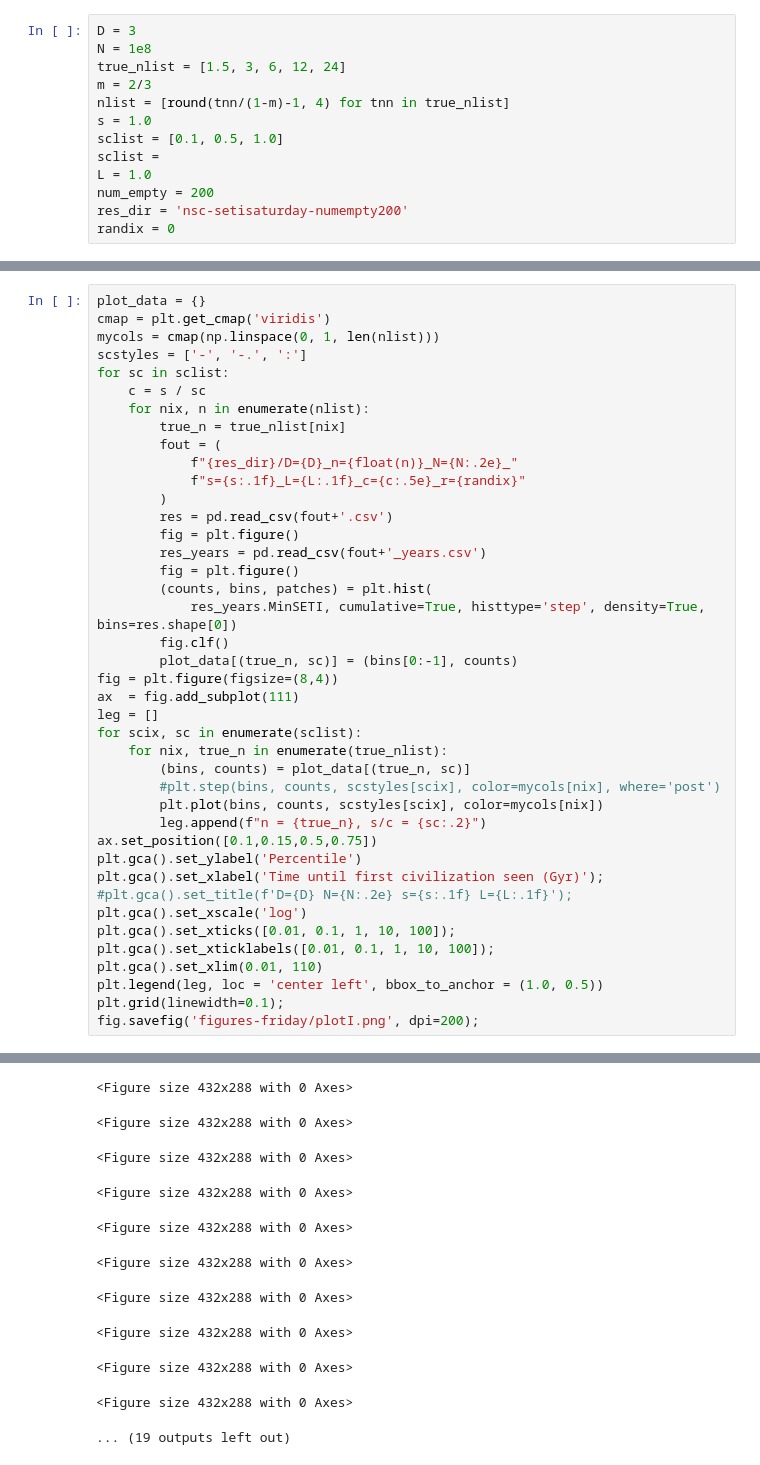
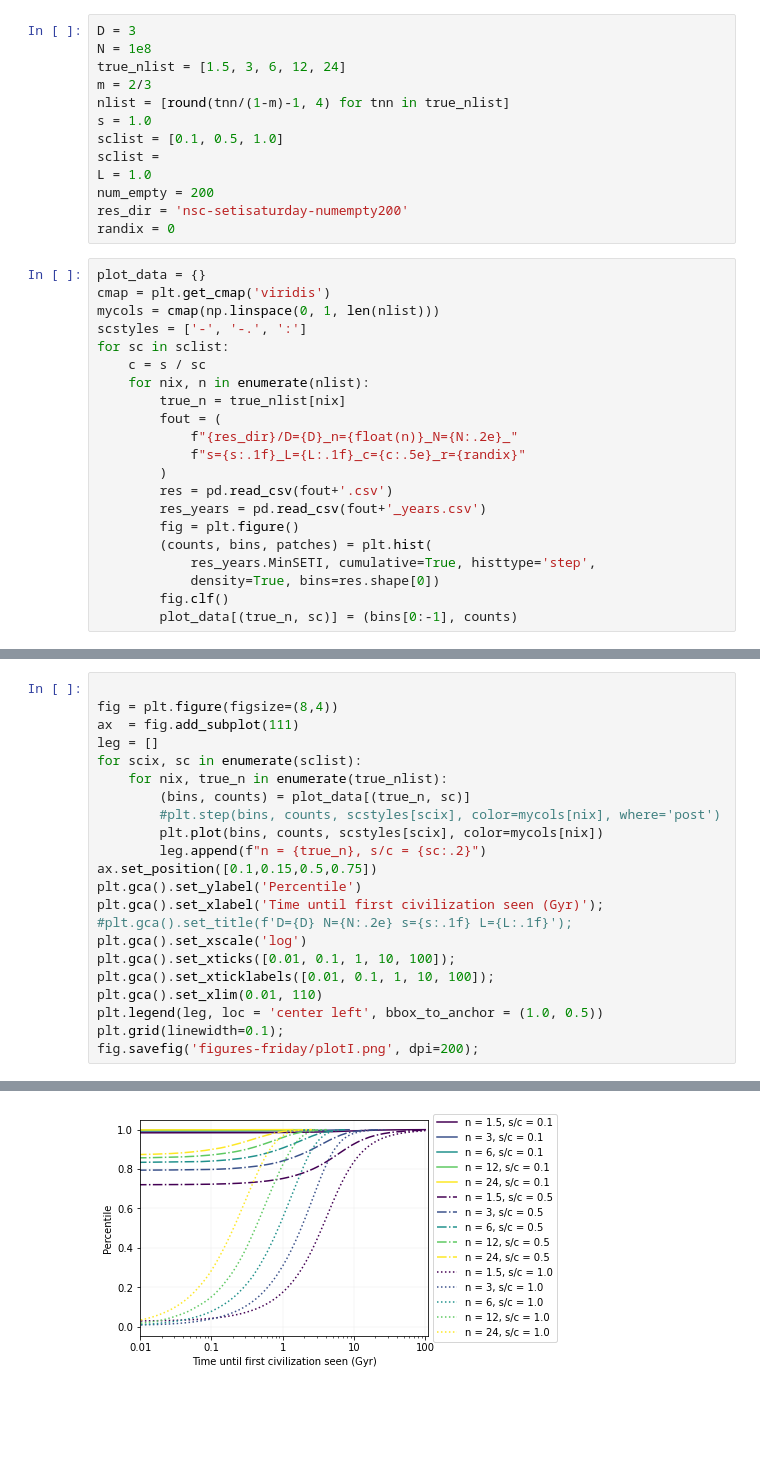
Before and after one commit to calvinmccarter/grabby_aliens, a Jupyter notebook: experiments/plotI.ipynb, the cells around one changed output, grey strips where cells are left out. Drawn from its saved outputs; the diff is of its cells as text; blank space fills up the shorter version.

```diff
--- a/experiments/plotI.ipynb
+++ b/experiments/plotI.ipynb
@@ -18,3 +19,24 @@ L = 1.0
 num_empty = 200
 res_dir = 'nsc-setisaturday-numempty200'
 randix = 0
+# %%
+plot_data = {}
+cmap = plt.get_cmap('viridis')
+mycols = cmap(np.linspace(0, 1, len(nlist)))
+scstyles = ['-', '-.', ':']
+for sc in sclist:
+    c = s / sc
+    for nix, n in enumerate(nlist):
+        true_n = true_nlist[nix]
+        fout = (
+            f"{res_dir}/D={D}_n={float(n)}_N={N:.2e}_"
+            f"s={s:.1f}_L={L:.1f}_c={c:.5e}_r={randix}"
+        )
+        res = pd.read_csv(fout+'.csv')
+        res_years = pd.read_csv(fout+'_years.csv')
+        fig = plt.figure()
+        (counts, bins, patches) = plt.hist(
+            res_years.MinSETI, cumulative=True, histtype='step',
+            density=True, bins=res.shape[0])
+        fig.clf()
+        plot_data[(true_n, sc)] = (bins[0:-1], counts)
@@ -21,24 +84,5 @@ randix = 0
 # %%
-plot_data = {}
-cmap = plt.get_cmap('viridis')
-mycols = cmap(np.linspace(0, 1, len(nlist)))
-scstyles = ['-', '-.', ':']
-for sc in sclist:
-    c = s / sc
-    for nix, n in enumerate(nlist):
-        true_n = true_nlist[nix]
-        fout = (
-            f"{res_dir}/D={D}_n={float(n)}_N={N:.2e}_"
-            f"s={s:.1f}_L={L:.1f}_c={c:.5e}_r={randix}"
-        )
-        res = pd.read_csv(fout+'.csv')
-        fig = plt.figure()
-        res_years = pd.read_csv(fout+'_years.csv')
-        fig = plt.figure()
-        (counts, bins, patches) = plt.hist(
-            res_years.MinSETI, cumulative=True, histtype='step', density=True, bins=res.shape[0])
-        fig.clf()
-        plot_data[(true_n, sc)] = (bins[0:-1], counts)
+
 fig = plt.figure(figsize=(8,4))
 ax  = fig.add_subplot(111)
 leg = []
@@ -65,11 +107 @@ fig.savefig('figures-friday/plotI.png', dpi=200);
-<Figure size 432x288 with 0 Axes>
-<Figure size 432x288 with 0 Axes>
-<Figure size 432x288 with 0 Axes>
-<Figure size 432x288 with 0 Axes>
-<Figure size 432x288 with 0 Axes>
-<Figure size 432x288 with 0 Axes>
-<Figure size 432x288 with 0 Axes>
-<Figure size 432x288 with 0 Axes>
-<Figure size 432x288 with 0 Axes>
-<Figure size 432x288 with 0 Axes>
-... (19 outputs left out)
+[figure, added]
```
Also changed, not shown: parts of 4 cells of this notebook, 3 other files.
